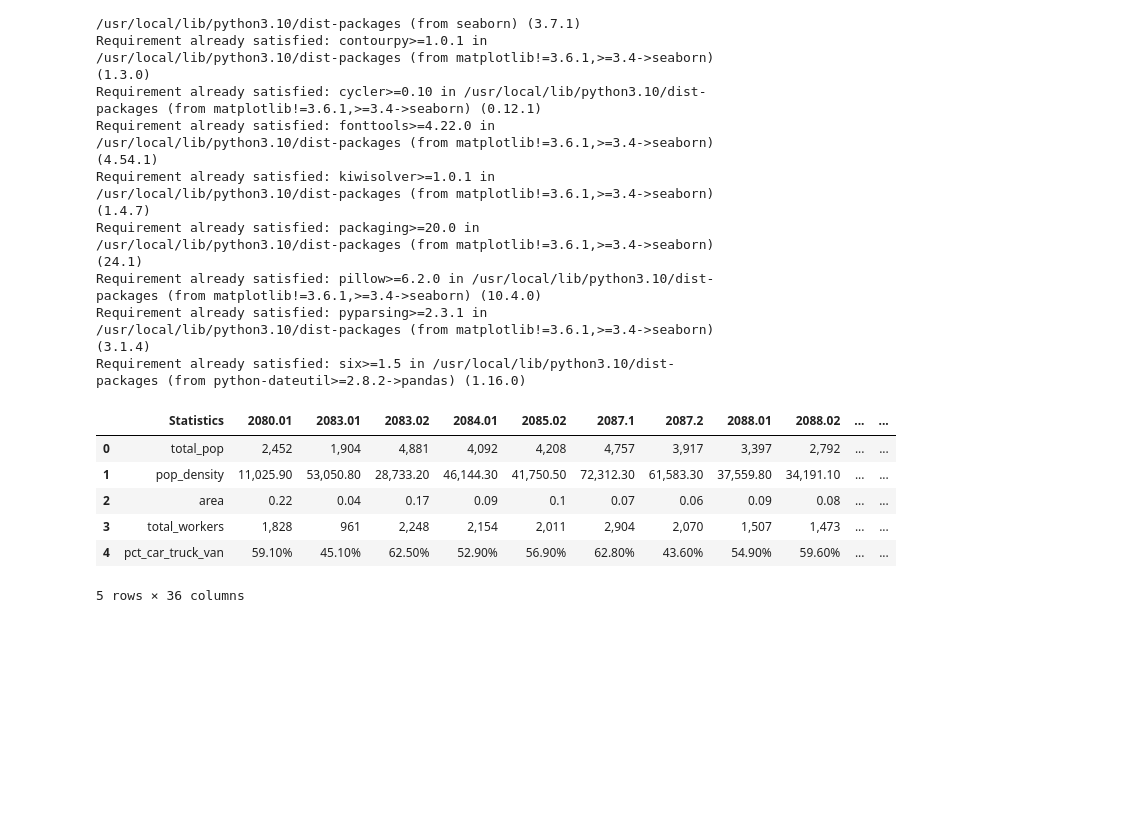
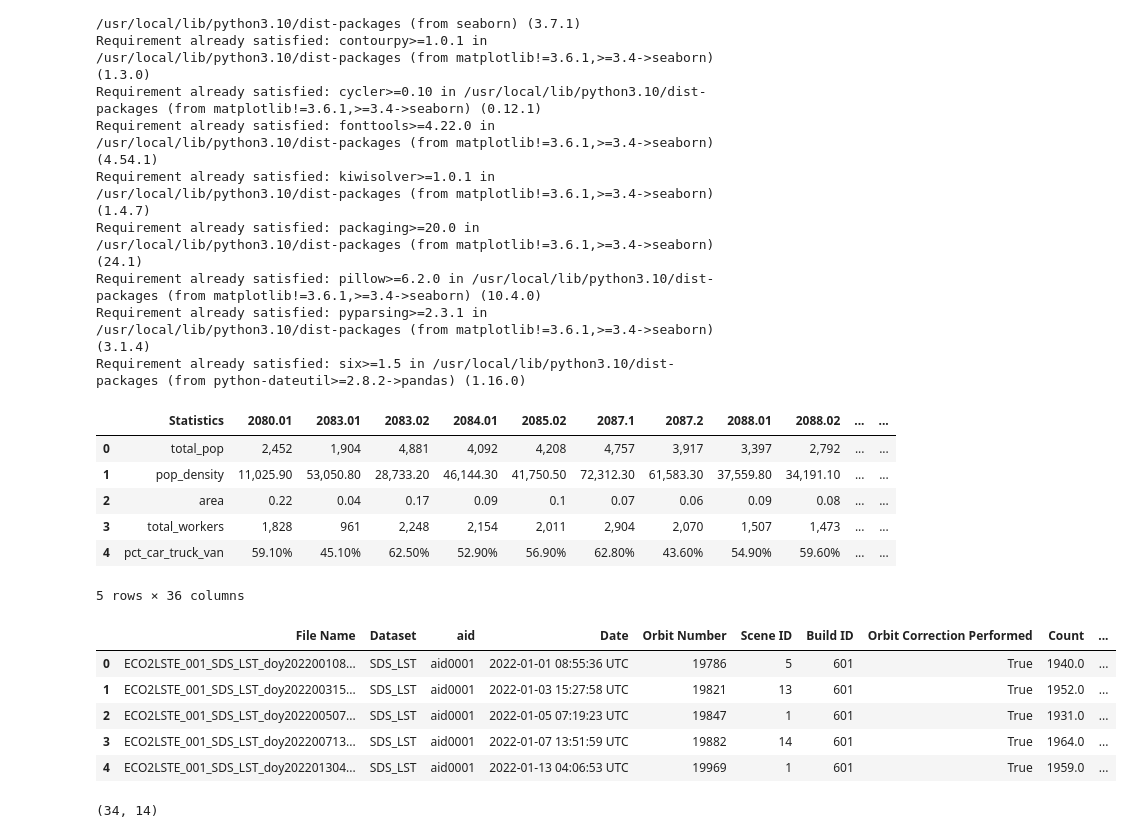
Before and after one commit to evaneliz/534groupprojfiles, a Jupyter notebook: group_project_4.ipynb, the cells around one changed output. Drawn from its saved outputs; the diff is of its cells as text; code cells hidden in the pictures; blank space fills up the shorter version.

```diff
--- a/group_project_4.ipynb
+++ b/group_project_4.ipynb
@@ -35,3 +39,20 @@ df.head()
 | 3 | total_workers | 1,828 | 961 | 2,248 | 2,154 | 2,011 | 2,904 | 2,070 | 1,507 | 1,473 | ... | ... |
 | 4 | pct_car_truck_van | 59.10% | 45.10% | 62.50% | 52.90% | 56.90% | 62.80% | 43.60% | 54.90% | 59.60% | ... | ... |
 5 rows × 36 columns
+# %%
+url = 'https://raw.githubusercontent.com/evaneliz/534groupprojfiles/refs/heads/main/ECO2LSTE-001-Statistics%20Census%20Tract%20MP2022%20(1).csv'
+dfheat = pd.read_csv(url)
+# %%
+dfheat.head()
+# %% [output]
+|  | File Name | Dataset | aid | Date | Orbit Number | Scene ID | Build ID | Orbit Correction Performed | Count | ... |
+| 0 | ECO2LSTE_001_SDS_LST_doy202200108... | SDS_LST | aid0001 | 2022-01-01 08:55:36 UTC | 19786 | 5 | 601 | True | 1940.0 | ... |
+| 1 | ECO2LSTE_001_SDS_LST_doy202200315... | SDS_LST | aid0001 | 2022-01-03 15:27:58 UTC | 19821 | 13 | 601 | True | 1952.0 | ... |
+| 2 | ECO2LSTE_001_SDS_LST_doy202200507... | SDS_LST | aid0001 | 2022-01-05 07:19:23 UTC | 19847 | 1 | 601 | True | 1931.0 | ... |
+| 3 | ECO2LSTE_001_SDS_LST_doy202200713... | SDS_LST | aid0001 | 2022-01-07 13:51:59 UTC | 19882 | 14 | 601 | True | 1964.0 | ... |
+| 4 | ECO2LSTE_001_SDS_LST_doy202201304... | SDS_LST | aid0001 | 2022-01-13 04:06:53 UTC | 19969 | 1 | 601 | True | 1959.0 | ... |
+# %%
+gdf = gpd.read_file("https://raw.githubusercontent.com//evaneliz/534groupprojfiles/main/censustractmparkshape.shp")
+gdf.shape
+# %% [output]
+(34, 14)
```
Also changed, not shown: parts of 3 cells of this notebook.
